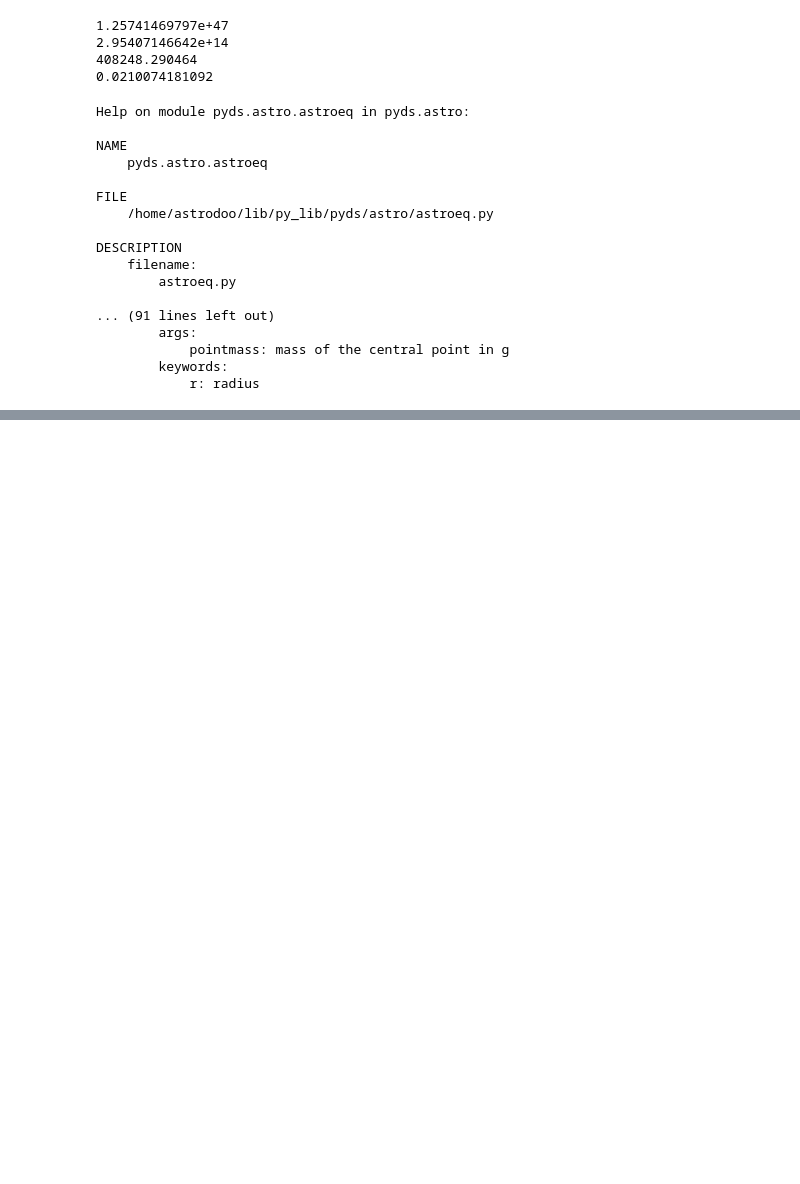
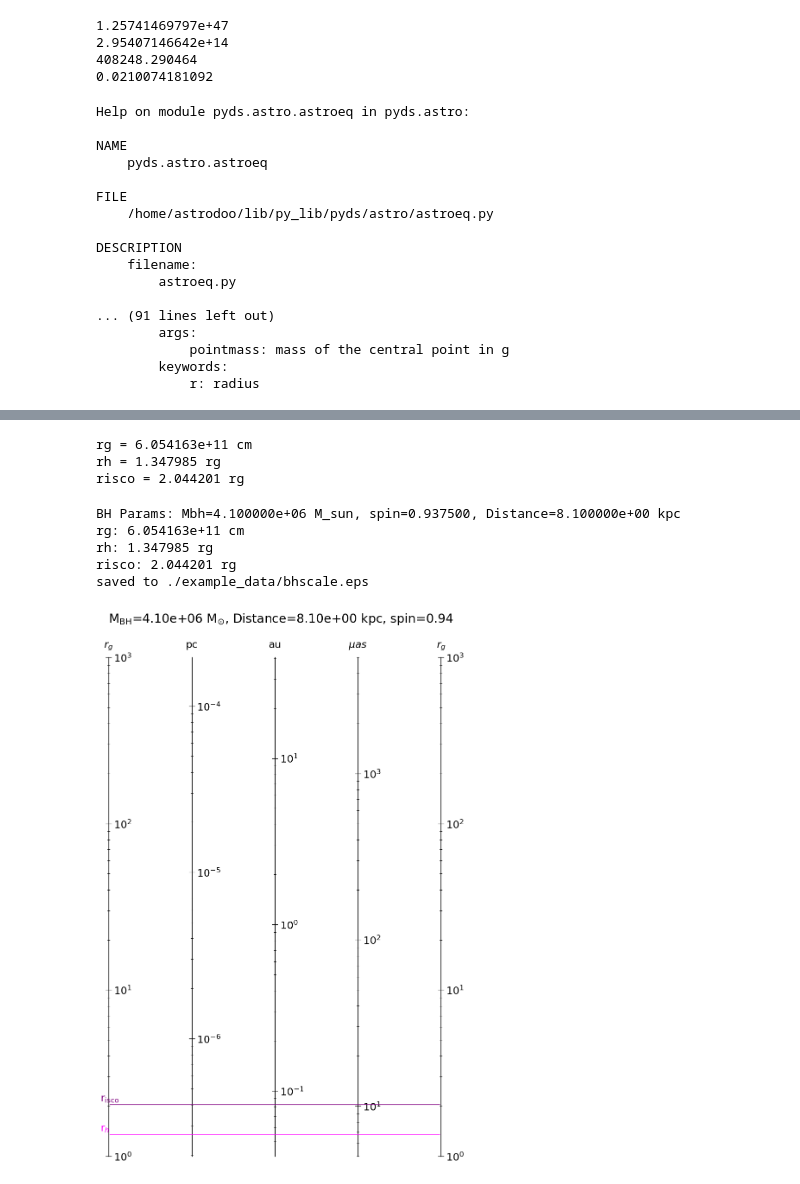
Before and after one commit to astrodoo/pyds, a Jupyter notebook: ipynb/astro.ipynb, the cells around one changed output, grey strips where cells are left out. Cells and saved outputs as stored; diff of their text form; code cells hidden in the pictures; blank space fills up the shorter version.

Commit message:
add astro.bhscale script

```diff
--- a/ipynb/astro.ipynb
+++ b/ipynb/astro.ipynb
@@ -115,0 +120,27 @@ DESCRIPTION
+# %%
+from pyds.astro import bhscale
+
+# mbh: black hole mass in solar mass
+# distance: distance to the target in kpc unit
+# spin: spin of black hole
+Sgr = bhscale(mbh=4.1e6, distance=8.1, spin=0.9375)
+# %%
+print 'rg = %e cm'%Sgr.rg
+print 'rh = %f rg'%Sgr.rh
+print 'risco = %f rg'%Sgr.risco
+# %% [output]
+rg = 6.054163e+11 cm
+rh = 1.347985 rg
+risco = 2.044201 rg
+# %%
+%matplotlib inline
+
+figdir = './example_data/'
+Sgr.draw(rgmax=1e3,log=True, out=figdir+"bhscale.eps")
+# %% [output]
+BH Params: Mbh=4.100000e+06 M_sun, spin=0.937500, Distance=8.100000e+00 kpc
+rg: 6.054163e+11 cm
+rh: 1.347985 rg
+risco: 2.044201 rg
+saved to ./example_data/bhscale.eps
+[figure, added]
```
Also changed, not shown: parts of 1 cell of this notebook, 8 other files.
